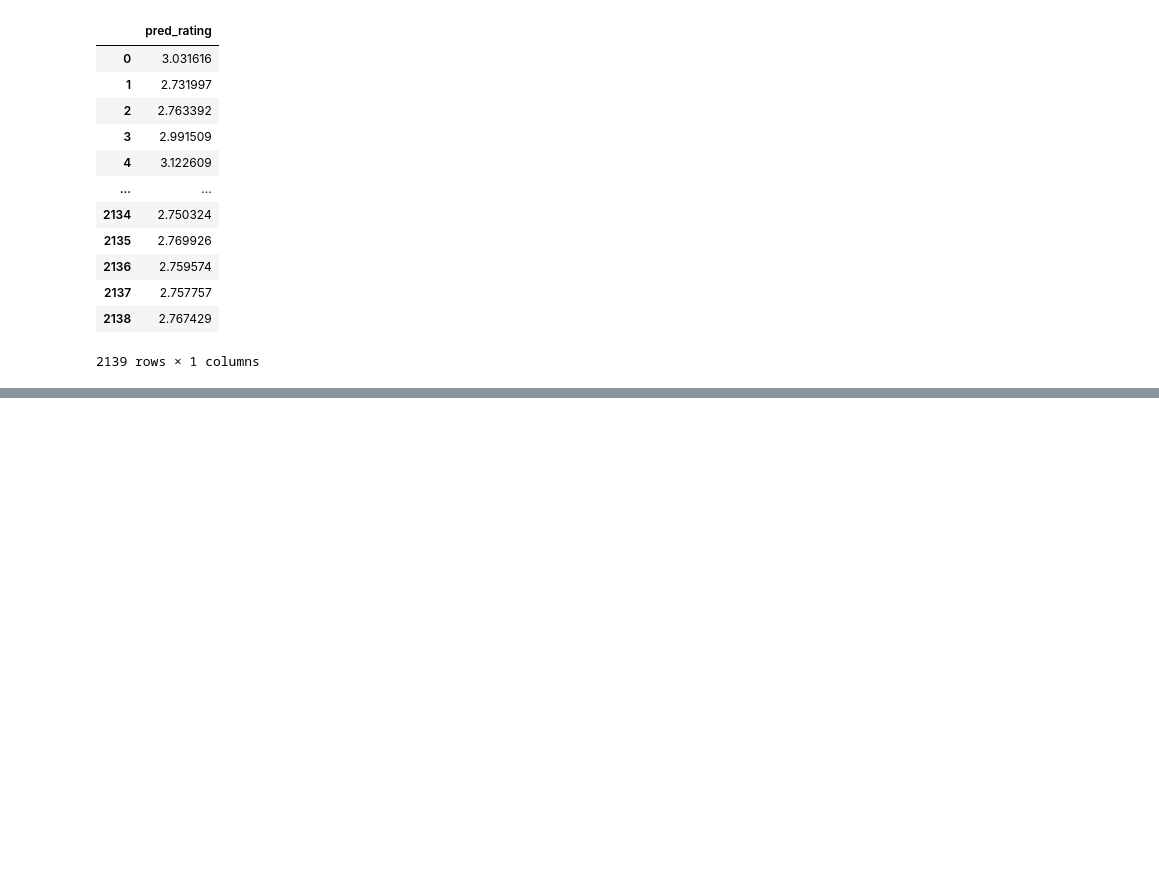
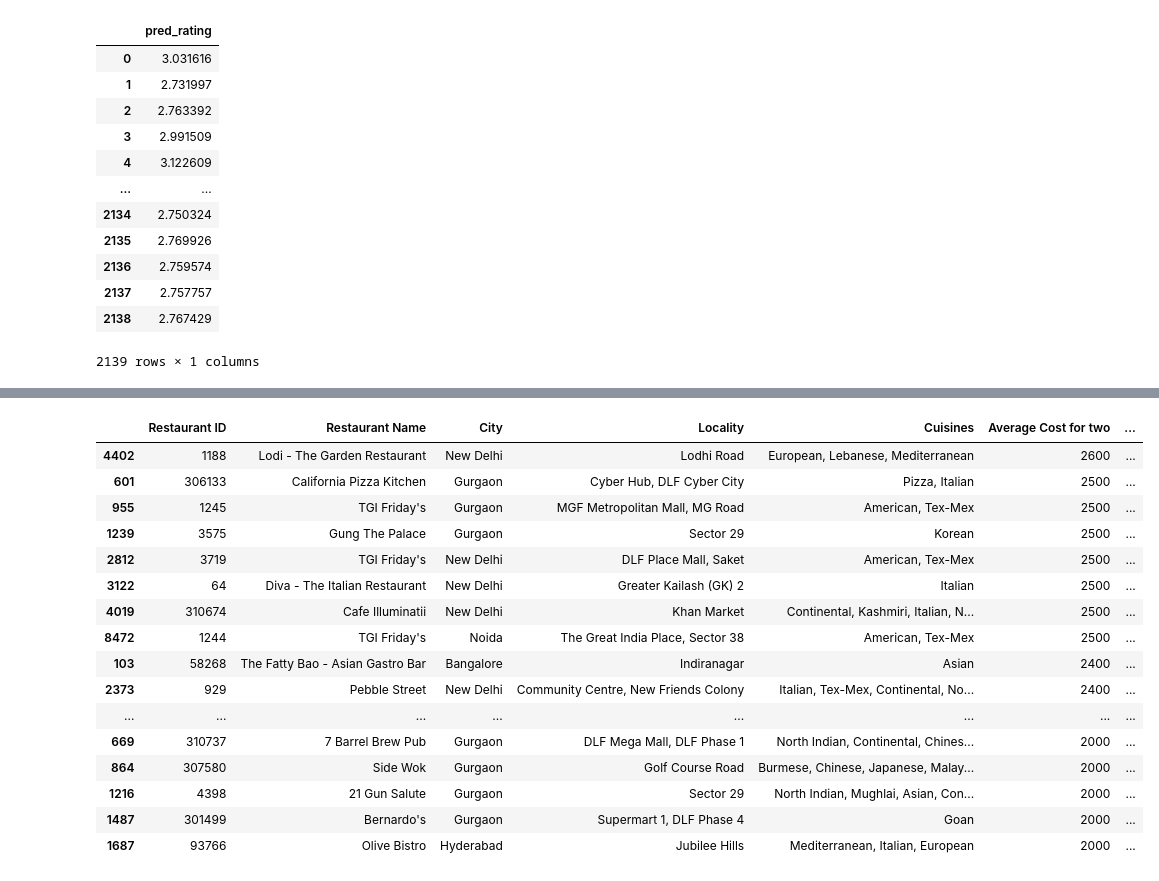
Before and after one commit to Minhaas/Food-takeaway-analysis, a Jupyter notebook: New_code.ipynb, the cells around one changed output, grey strips where cells are left out. Drawn from its saved outputs; the diff is of its cells as text; code cells hidden in the pictures; blank space fills up the shorter version.

```diff
--- a/New_code.ipynb
+++ b/New_code.ipynb
@@ -428,0 +499,21 @@ pred_df
+# %%
+costly_zomato = data_popular_restaurant_df.nlargest(25, 'Average Cost for two')
+costly_zomato
+# %% [output]
+|  | Restaurant ID | Restaurant Name | City | Locality | Cuisines | Average Cost for two | ... |
+| 4402 | 1188 | Lodi - The Garden Restaurant | New Delhi | Lodhi Road | European, Lebanese, Mediterranean | 2600 | ... |
+| 601 | 306133 | California Pizza Kitchen | Gurgaon | Cyber Hub, DLF Cyber City | Pizza, Italian | 2500 | ... |
+| 955 | 1245 | TGI Friday's | Gurgaon | MGF Metropolitan Mall, MG Road | American, Tex-Mex | 2500 | ... |
+| 1239 | 3575 | Gung The Palace | Gurgaon | Sector 29 | Korean | 2500 | ... |
+| 2812 | 3719 | TGI Friday's | New Delhi | DLF Place Mall, Saket | American, Tex-Mex | 2500 | ... |
+| 3122 | 64 | Diva - The Italian Restaurant | New Delhi | Greater Kailash (GK) 2 | Italian | 2500 | ... |
+| 4019 | 310674 | Cafe Illuminatii | New Delhi | Khan Market | Continental, Kashmiri, Italian, N... | 2500 | ... |
+| 8472 | 1244 | TGI Friday's | Noida | The Great India Place, Sector 38 | American, Tex-Mex | 2500 | ... |
+| 103 | 58268 | The Fatty Bao - Asian Gastro Bar | Bangalore | Indiranagar | Asian | 2400 | ... |
+| 2373 | 929 | Pebble Street | New Delhi | Community Centre, New Friends Colony | Italian, Tex-Mex, Continental, No... | 2400 | ... |
+| ... | ... | ... | ... | ... | ... | ... | ... |
+| 669 | 310737 | 7 Barrel Brew Pub | Gurgaon | DLF Mega Mall, DLF Phase 1 | North Indian, Continental, Chines... | 2000 | ... |
+| 864 | 307580 | Side Wok | Gurgaon | Golf Course Road | Burmese, Chinese, Japanese, Malay... | 2000 | ... |
+| 1216 | 4398 | 21 Gun Salute | Gurgaon | Sector 29 | North Indian, Mughlai, Asian, Con... | 2000 | ... |
+| 1487 | 301499 | Bernardo's | Gurgaon | Supermart 1, DLF Phase 4 | Goan | 2000 | ... |
+| 1687 | 93766 | Olive Bistro | Hyderabad | Jubilee Hills | Mediterranean, Italian, European | 2000 | ... |
```
Also changed, not shown: parts of 41 cells of this notebook.
